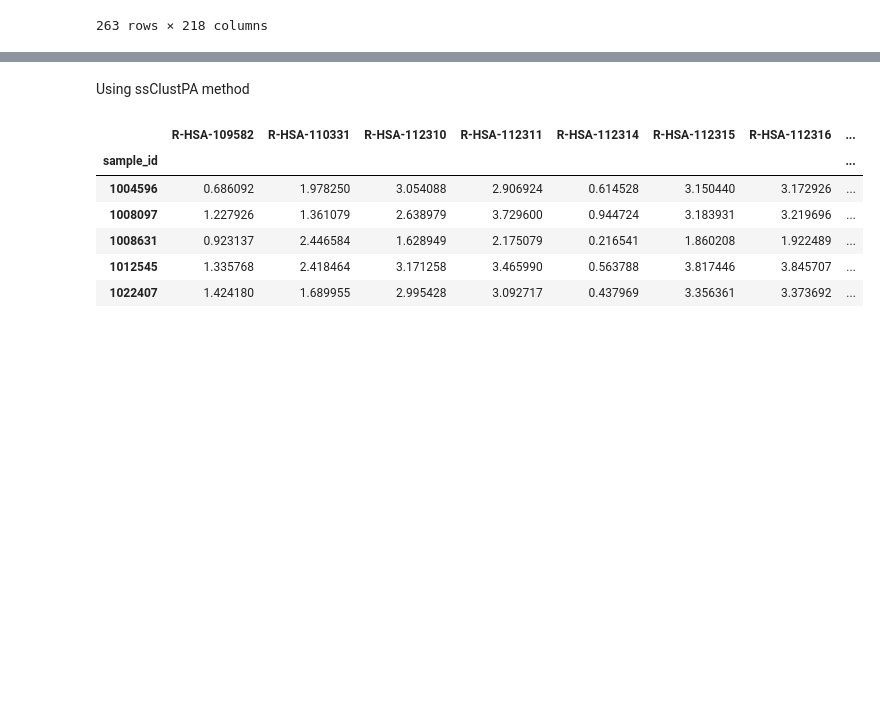
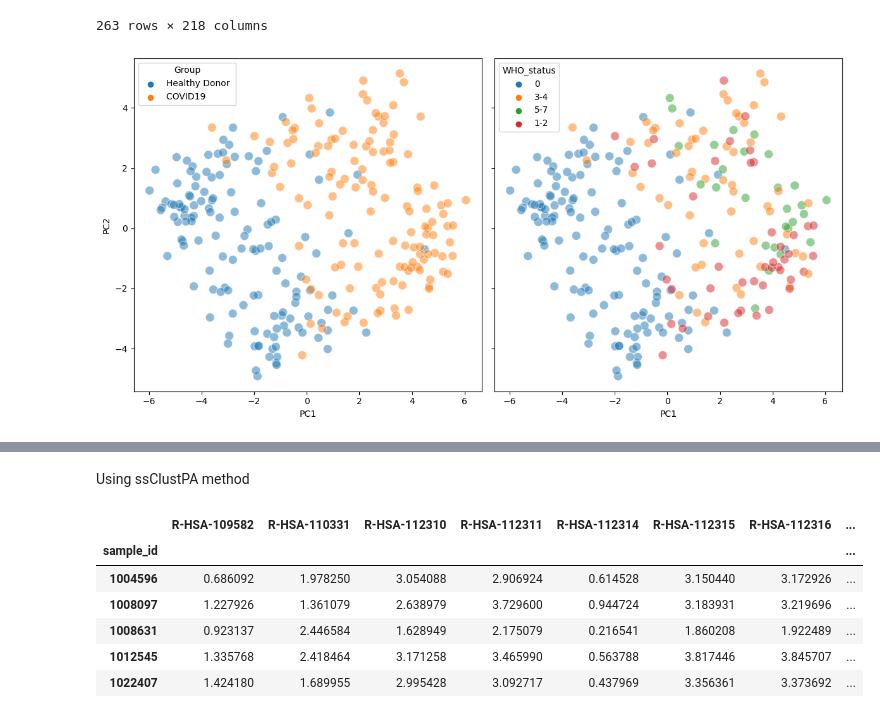
Before and after one commit to cwieder/py-ssPA, a Jupyter notebook: sspa_walkthrough.ipynb, the cells around one changed output, grey strips where cells are left out. Drawn from its saved outputs; the diff is of its cells as text; code cells hidden in the pictures; blank space fills up the shorter version.

```diff
--- a/sspa_walkthrough.ipynb
+++ b/sspa_walkthrough.ipynb
@@ -258,6 +275,29 @@ kpca_scores
 | INCOV139-BL | 0.178926 | 0.578855 | -0.332010 | 0.382506 | 0.156282 | -0.345289 | -0.345289 | ... |
 | INCOV142-BL | 0.360819 | 0.467924 | -0.404168 | 0.460743 | 0.602321 | -0.386394 | -0.386394 | ... |
 263 rows × 218 columns
+# %%
+# Pathway-based PCA plot
+
+# Perfom two component PCA using sklearn
+pca = PCA(n_components=2).fit_transform(kpca_scores)
+
+# Plot the first two components as a scatterplot
+plt.style.use("default")
+fig, (ax1, ax2) = plt.subplots(1, 2, figsize=(12, 6), sharex=True, sharey=True)
+sns.scatterplot(x=pca[:, 0 ], y=pca[:, 1], hue=example_data["Group"], ax=ax1, s=100, alpha=0.5)
+sns.scatterplot(x=pca[:, 0 ], y=pca[:, 1], hue=example_data["WHO_status"], ax=ax2, s=100, alpha=0.5)
+
+# Set axis labels
+ax1.set_xlabel("PC1")
+ax1.set_ylabel("PC2")
+ax2.set_xlabel("PC1")
+ax2.set_ylabel("PC2")
+
+plt.tight_layout()
+plt.savefig("/Users/cw2019/Documents/PhD/STAR_protocol/kpca_pca_plots.png", dpi=350, bbox_inches="tight")
+plt.show()
+# %% [output]
+[figure, added]
 # %%
 # Plot a heatmap using the pathway scores
 g = sns.clustermap(kpca_scores.T,
```
Also changed, not shown: parts of 7 cells of this notebook, 1 other file.
